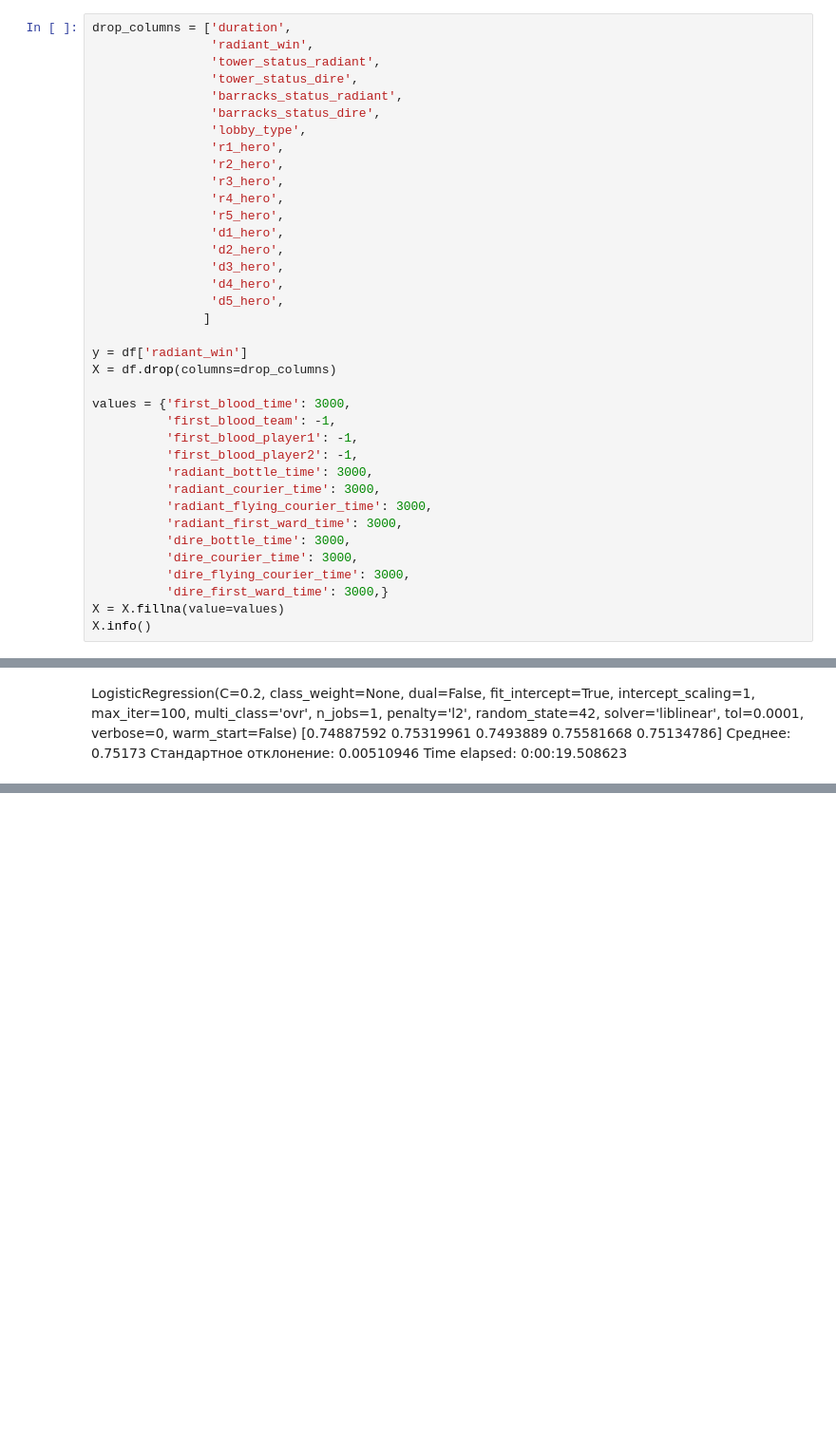
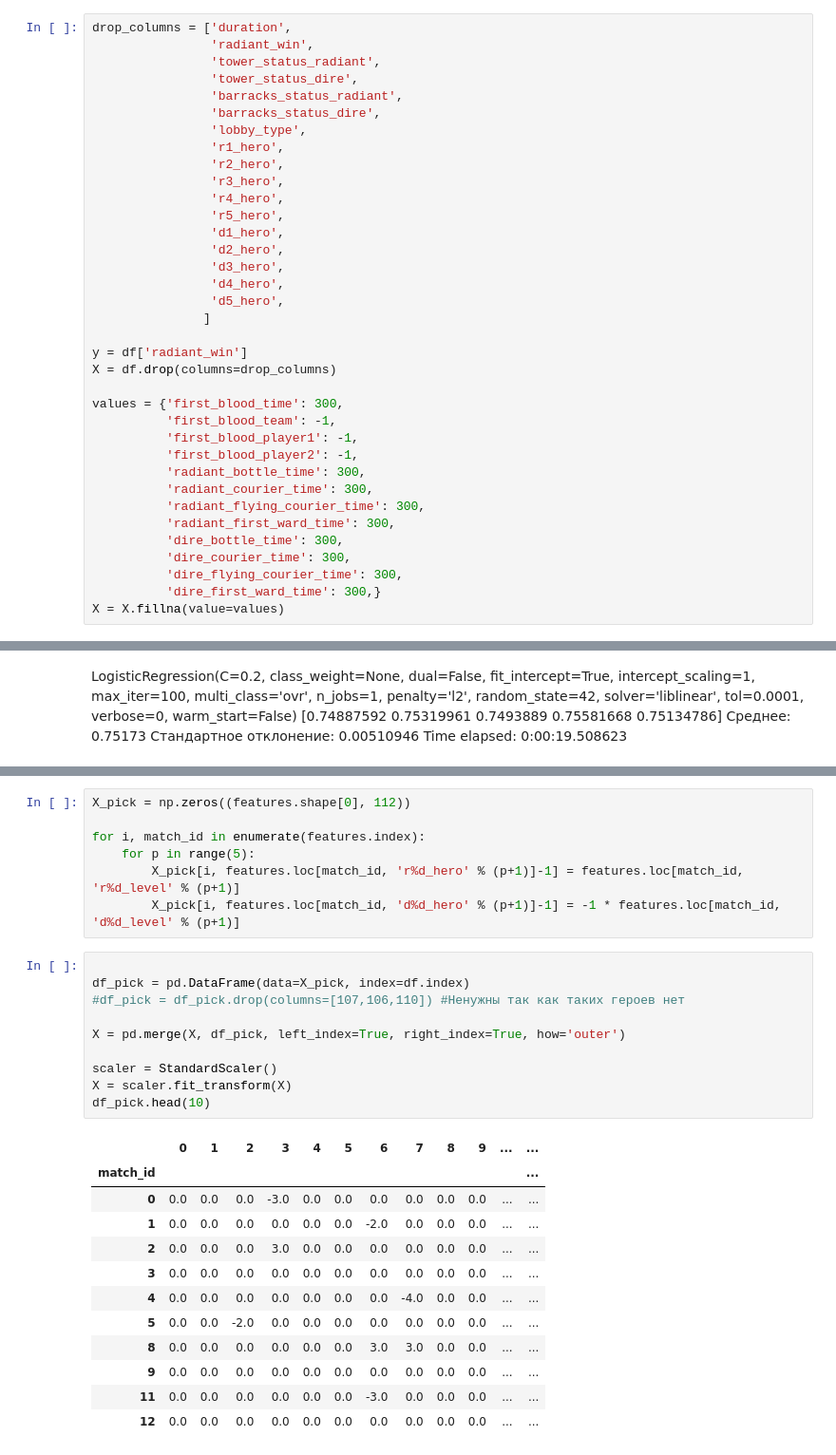
Before and after one commit to Agotsulov/ML-7bits, a Jupyter notebook: dota2/week10_dota2.ipynb, the cells around one changed output, grey strips where cells are left out. Shown at 95% size. Drawn from its saved outputs; the diff is of its cells as text; blank space fills up the shorter version.

```diff
--- a/dota2/week10_dota2.ipynb
+++ b/dota2/week10_dota2.ipynb
@@ -474,17 +500,16 @@ drop_columns = ['duration',
 y = df['radiant_win']
 X = df.drop(columns=drop_columns)
 
-values = {'first_blood_time': 3000,
+values = {'first_blood_time': 300,
           'first_blood_team': -1,
           'first_blood_player1': -1,
           'first_blood_player2': -1,
-          'radiant_bottle_time': 3000,
-          'radiant_courier_time': 3000,
-          'radiant_flying_courier_time': 3000,
-          'radiant_first_ward_time': 3000,
-          'dire_bottle_time': 3000,
-          'dire_courier_time': 3000,
-          'dire_flying_courier_time': 3000,
-          'dire_first_ward_time': 3000,}
+          'radiant_bottle_time': 300,
+          'radiant_courier_time': 300,
+          'radiant_flying_courier_time': 300,
+          'radiant_first_ward_time': 300,
+          'dire_bottle_time': 300,
+          'dire_courier_time': 300,
+          'dire_flying_courier_time': 300,
+          'dire_first_ward_time': 300,}
 X = X.fillna(value=values)
-X.info()
@@ -561,0 +609,30 @@ Time elapsed: 0:00:19.508623
+# %%
+X_pick = np.zeros((features.shape[0], 112))
+
+for i, match_id in enumerate(features.index):
+    for p in range(5):
+        X_pick[i, features.loc[match_id, 'r%d_hero' % (p+1)]-1] = features.loc[match_id, 'r%d_level' % (p+1)]
+        X_pick[i, features.loc[match_id, 'd%d_hero' % (p+1)]-1] = -1 * features.loc[match_id, 'd%d_level' % (p+1)]
+# %%
+
+df_pick = pd.DataFrame(data=X_pick, index=df.index)
+#df_pick = df_pick.drop(columns=[107,106,110]) #Ненужны так как таких героев нет
+
+X = pd.merge(X, df_pick, left_index=True, right_index=True, how='outer')
+
+scaler = StandardScaler()
+X = scaler.fit_transform(X)
+df_pick.head(10)
+# %% [output]
+|  | 0 | 1 | 2 | 3 | 4 | 5 | 6 | 7 | 8 | 9 | ... | ... |
+| match_id |  |  |  |  |  |  |  |  |  |  |  | ... |
+| 0 | 0.0 | 0.0 | 0.0 | -3.0 | 0.0 | 0.0 | 0.0 | 0.0 | 0.0 | 0.0 | ... | ... |
+| 1 | 0.0 | 0.0 | 0.0 | 0.0 | 0.0 | 0.0 | -2.0 | 0.0 | 0.0 | 0.0 | ... | ... |
+| 2 | 0.0 | 0.0 | 0.0 | 3.0 | 0.0 | 0.0 | 0.0 | 0.0 | 0.0 | 0.0 | ... | ... |
+| 3 | 0.0 | 0.0 | 0.0 | 0.0 | 0.0 | 0.0 | 0.0 | 0.0 | 0.0 | 0.0 | ... | ... |
+| 4 | 0.0 | 0.0 | 0.0 | 0.0 | 0.0 | 0.0 | 0.0 | -4.0 | 0.0 | 0.0 | ... | ... |
+| 5 | 0.0 | 0.0 | -2.0 | 0.0 | 0.0 | 0.0 | 0.0 | 0.0 | 0.0 | 0.0 | ... | ... |
+| 8 | 0.0 | 0.0 | 0.0 | 0.0 | 0.0 | 0.0 | 3.0 | 3.0 | 0.0 | 0.0 | ... | ... |
+| 9 | 0.0 | 0.0 | 0.0 | 0.0 | 0.0 | 0.0 | 0.0 | 0.0 | 0.0 | 0.0 | ... | ... |
+| 11 | 0.0 | 0.0 | 0.0 | 0.0 | 0.0 | 0.0 | -3.0 | 0.0 | 0.0 | 0.0 | ... | ... |
+| 12 | 0.0 | 0.0 | 0.0 | 0.0 | 0.0 | 0.0 | 0.0 | 0.0 | 0.0 | 0.0 | ... | ... |
```
Also changed, not shown: parts of 107 cells of this notebook.
